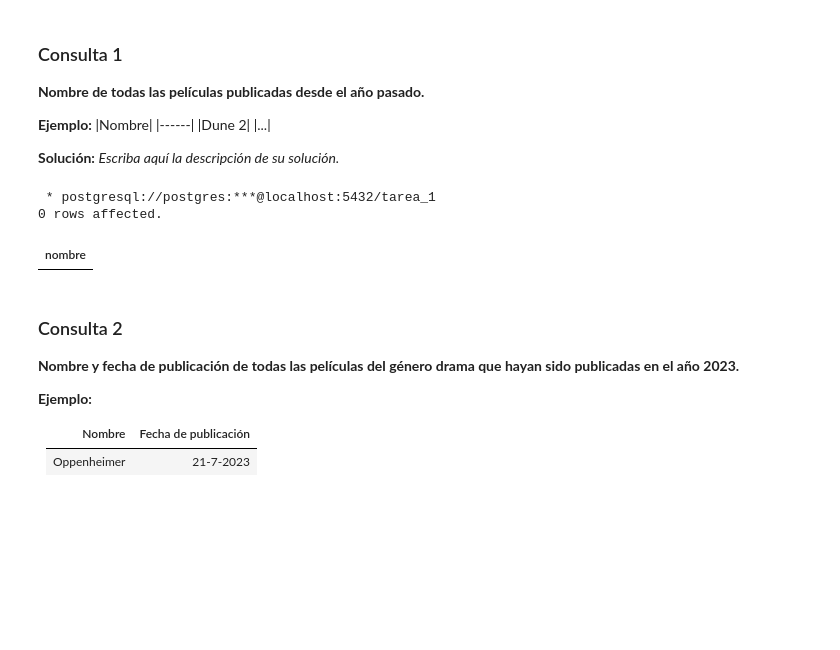
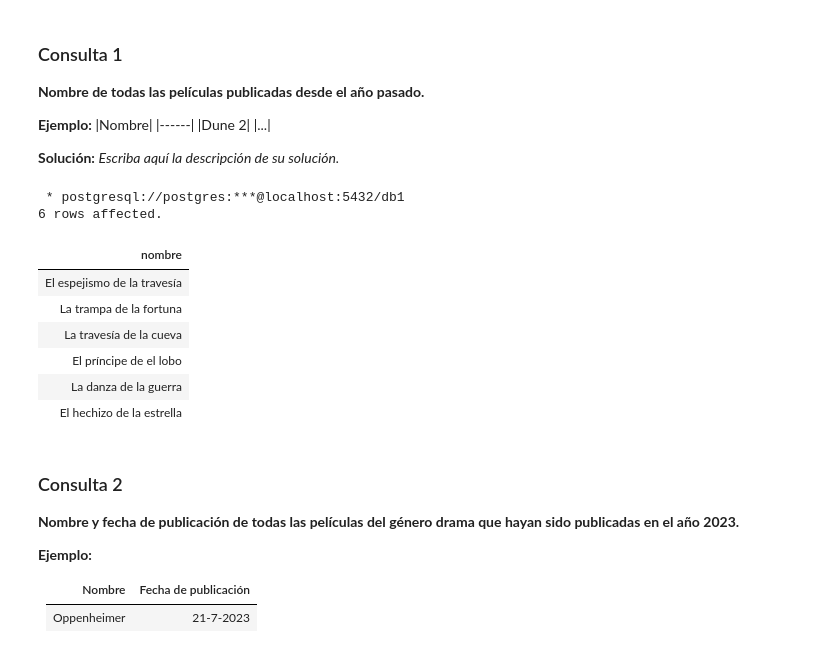
Before and after one commit to Clubbeb/tareabd1, a Jupyter notebook: Tarea_1.ipynb, the cells around one changed output. Drawn from its saved outputs; the diff is of its cells as text; code cells hidden in the pictures; blank space fills up the shorter version.

```diff
--- a/Tarea_1.ipynb
+++ b/Tarea_1.ipynb
@@ -299,10 +315,19 @@ Escriba aquí las consultas pedidas. Recuerde agregar una descripción _breve_ d
 # %%
 %%sql
 /* Reemplace estas queries por las que resuelven las consultas pedidas. */
+SELECT nombre
+FROM pelicula
+WHERE fecha_publicacion > cast('2023/01/01' as date)
 # %% [output]
- * postgresql://postgres:***@localhost:5432/tarea_1
-0 rows affected.
+ * postgresql://postgres:***@localhost:5432/db1
+6 rows affected.
 | nombre |
+| El espejismo de la travesía |
+| La trampa de la fortuna |
+| La travesía de la cueva |
+| El príncipe de el lobo |
+| La danza de la guerra |
+| El hechizo de la estrella |
 # %% [markdown]
 ### Consulta 2
 **Nombre y fecha de publicación de todas las películas del género drama que hayan sido publicadas en el año 2023.**
```
Also changed, not shown: parts of 18 cells of this notebook.
